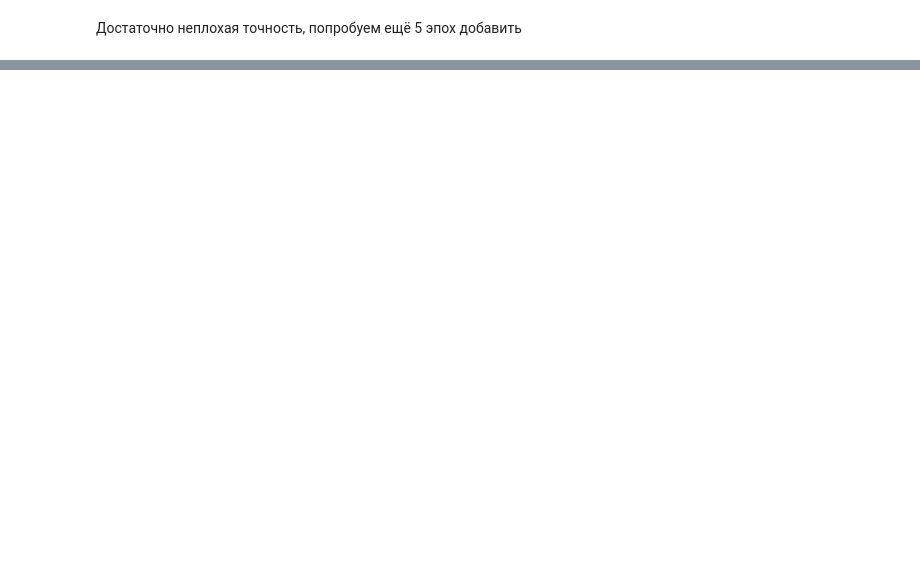
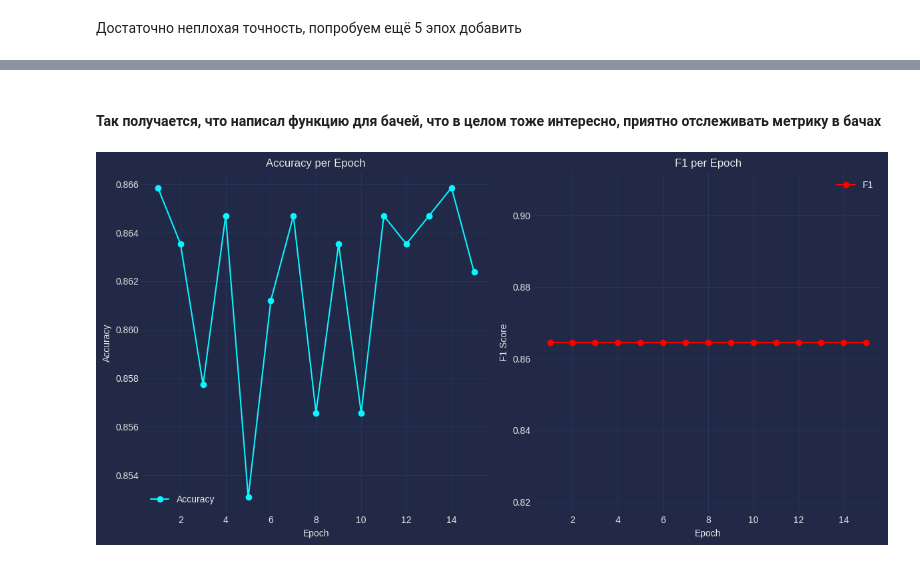
Before and after one commit to xefr762/nn_project, a Jupyter notebook: notebooks/resnet_weather.ipynb, the cells around one changed output, grey strips where cells are left out. Saved outputs shown, nothing was run; the diff lists cells and outputs as text; code cells hidden in the pictures; blank space fills up the shorter version.

```diff
--- a/notebooks/resnet_weather.ipynb
+++ b/notebooks/resnet_weather.ipynb
@@ -406,0 +642,2 @@ torch.save(model.state_dict(), model_weights)
+# %% [markdown]
+#### Так получается, что написал функцию для бачей, что в целом тоже интересно, приятно отслеживать метрику в бачах
@@ -406,0 +693,33 @@ torch.save(model.state_dict(), model_weights)
+# %%
+rab = get_epoch_metrics(model=model, dataloader=valid_loader, device=DEVICE, n_epochs=15)#, history=res_weather_30e)
+# %%
+def plot_epoch_metrics(history):
+    """
+    Построение графиков метрик на обученной модели за несколько эпох
+    """
+    epochs = range(1, len(history['accuracy']) + 1)
+
+    plt.figure(figsize=(12, 6))
+
+    # Accuracy plot
+    plt.subplot(1, 2, 1)
+    plt.plot(epochs, history['accuracy'], marker='o', label='Accuracy')
+    plt.title('Accuracy per Epoch')
+    plt.xlabel('Epoch')
+    plt.ylabel('Accuracy')
+    plt.legend()
+
+    # F1 plot
+    plt.subplot(1, 2, 2)
+    plt.plot(epochs, history['f1'], marker='o', color='red', label='F1')
+    plt.title('F1 per Epoch')
+    plt.xlabel('Epoch')
+    plt.ylabel('F1 Score')
+    plt.legend()
+
+    plt.tight_layout()
+    plt.show()
+# %%
+plot_epoch_metrics(rab)
+# %% [output]
+[figure, added]
```
Also changed, not shown: parts of 23 cells of this notebook, 9 other files.
